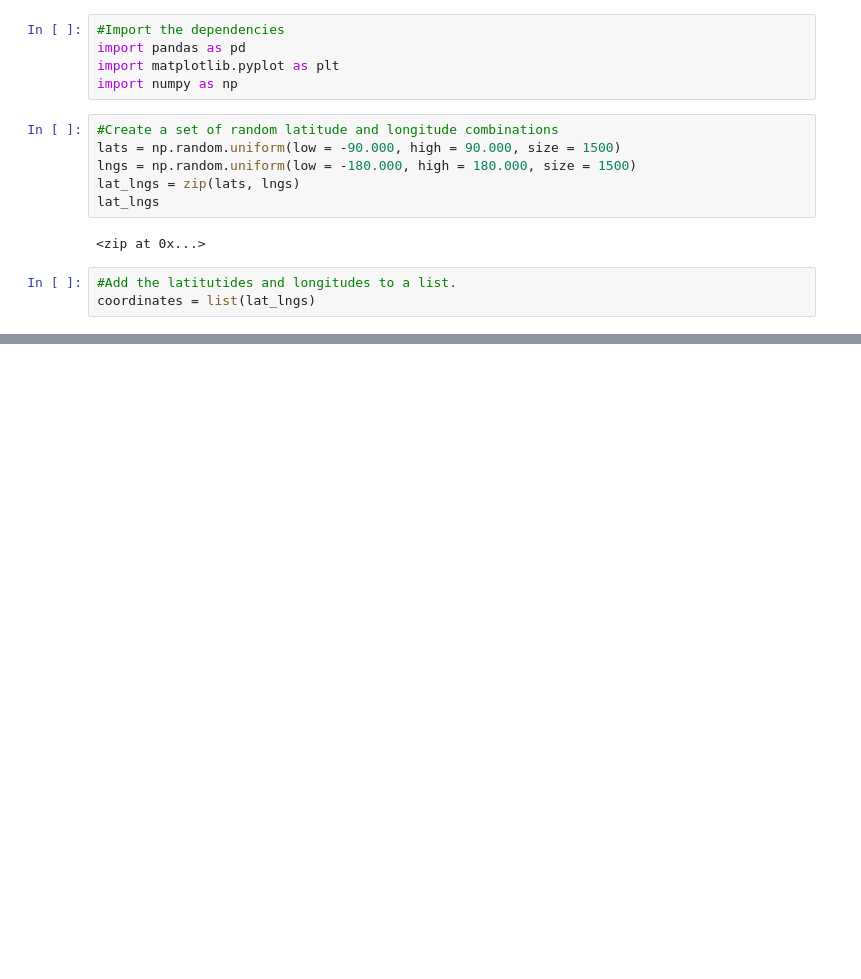
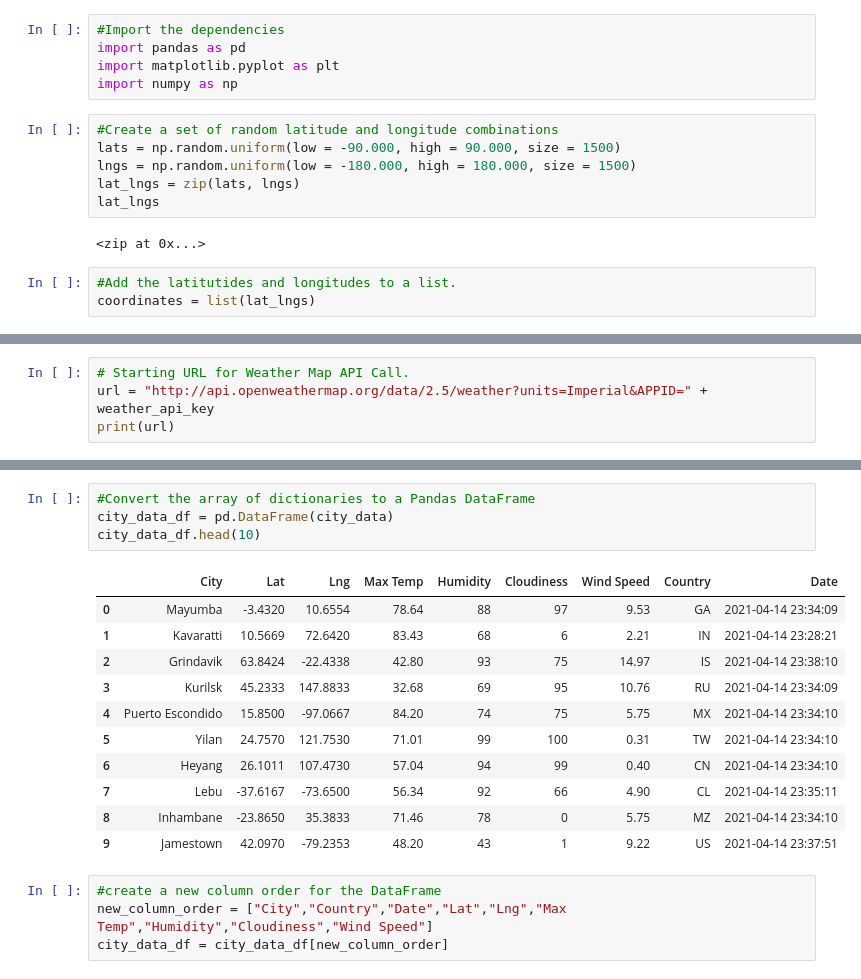
Before and after one commit to Felrashed/World_Weather_Analysis, a Jupyter notebook: WeatherPy.ipynb, the cells around one changed output, grey strips where cells are left out. Saved outputs shown, nothing was run; the diff lists cells and outputs as text; blank space fills up the shorter version.

Commit message:
Adding updated WeatherPy file and updated gitignore

```diff
--- a/WeatherPy.ipynb
+++ b/WeatherPy.ipynb
@@ -33,0 +41,4 @@ len(cities)
+# %%
+# Starting URL for Weather Map API Call.
+url = "http://api.openweathermap.org/data/2.5/weather?units=Imperial&APPID=" + weather_api_key
+print(url)
@@ -33,0 +127,20 @@ len(cities)
+# %%
+#Convert the array of dictionaries to a Pandas DataFrame
+city_data_df = pd.DataFrame(city_data)
+city_data_df.head(10)
+# %% [output]
+|  | City | Lat | Lng | Max Temp | Humidity | Cloudiness | Wind Speed | Country | Date |
+| 0 | Mayumba | -3.4320 | 10.6554 | 78.64 | 88 | 97 | 9.53 | GA | 2021-04-14 23:34:09 |
+| 1 | Kavaratti | 10.5669 | 72.6420 | 83.43 | 68 | 6 | 2.21 | IN | 2021-04-14 23:28:21 |
+| 2 | Grindavik | 63.8424 | -22.4338 | 42.80 | 93 | 75 | 14.97 | IS | 2021-04-14 23:38:10 |
+| 3 | Kurilsk | 45.2333 | 147.8833 | 32.68 | 69 | 95 | 10.76 | RU | 2021-04-14 23:34:09 |
+| 4 | Puerto Escondido | 15.8500 | -97.0667 | 84.20 | 74 | 75 | 5.75 | MX | 2021-04-14 23:34:10 |
+| 5 | Yilan | 24.7570 | 121.7530 | 71.01 | 99 | 100 | 0.31 | TW | 2021-04-14 23:34:10 |
+| 6 | Heyang | 26.1011 | 107.4730 | 57.04 | 94 | 99 | 0.40 | CN | 2021-04-14 23:34:10 |
+| 7 | Lebu | -37.6167 | -73.6500 | 56.34 | 92 | 66 | 4.90 | CL | 2021-04-14 23:35:11 |
+| 8 | Inhambane | -23.8650 | 35.3833 | 71.46 | 78 | 0 | 5.75 | MZ | 2021-04-14 23:34:10 |
+| 9 | Jamestown | 42.0970 | -79.2353 | 48.20 | 43 | 1 | 9.22 | US | 2021-04-14 23:37:51 |
+# %%
+#create a new column order for the DataFrame
+new_column_order = ["City","Country","Date","Lat","Lng","Max Temp","Humidity","Cloudiness","Wind Speed"]
+city_data_df = city_data_df[new_column_order]
```
Also changed, not shown: parts of 9 cells of this notebook, 3 other files.
